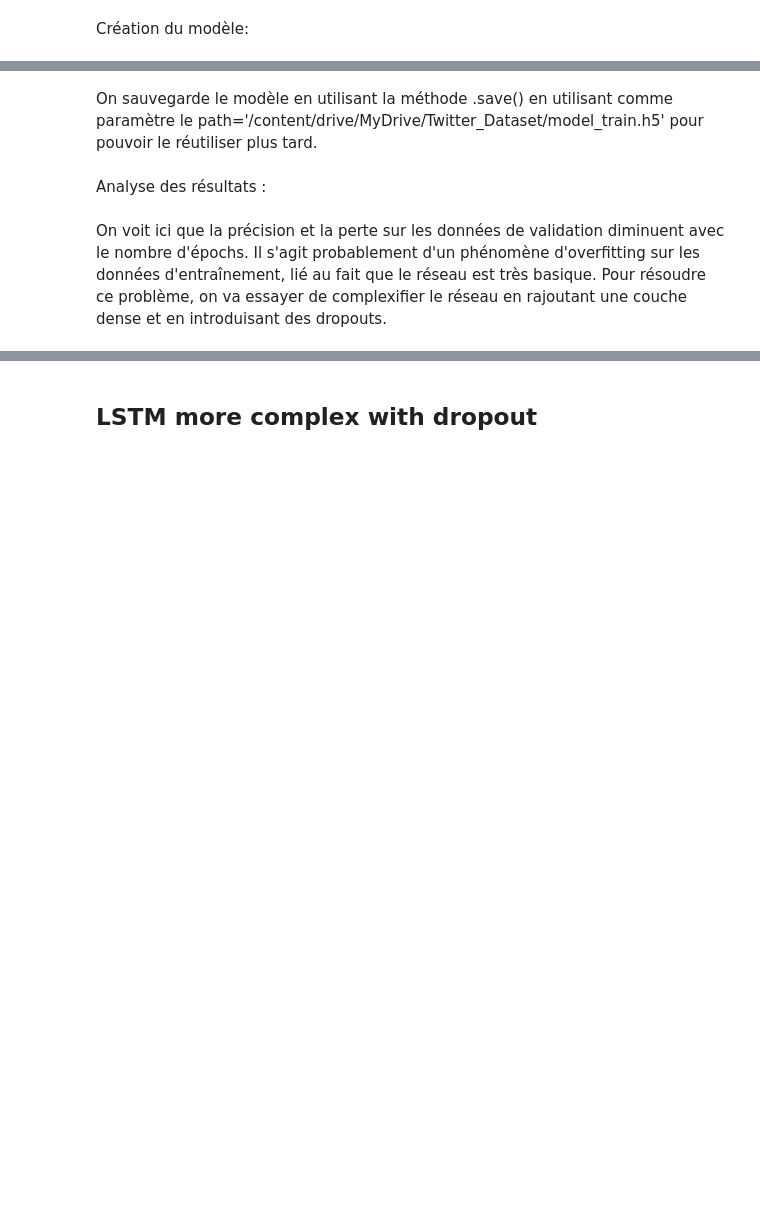
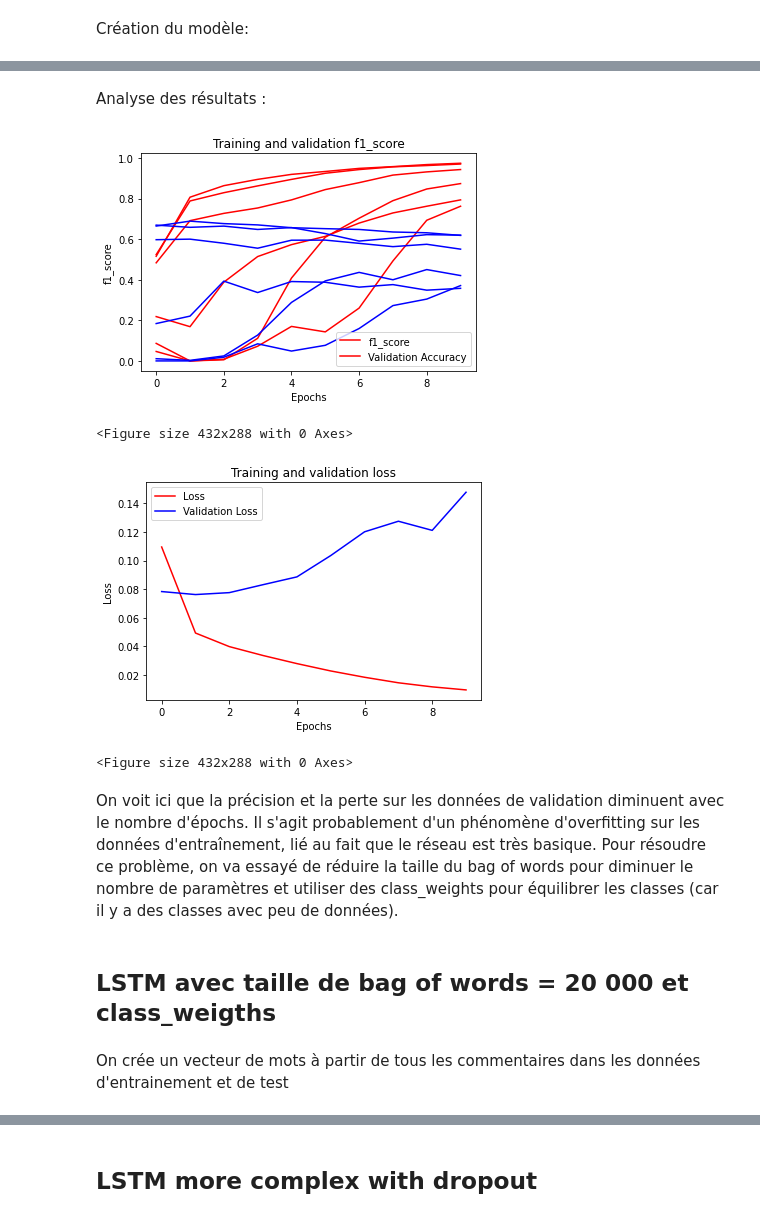
Before and after one commit to Giraud-Pierre/Toxic_Comment_classification, a Jupyter notebook: Classification_commentaires_toxiques_2.ipynb, the cells around one changed output, grey strips where cells are left out. Drawn from its saved outputs; the diff is of its cells as text; code cells hidden in the pictures; blank space fills up the shorter version.

Commit message:
WeightClasses

```diff
--- a/Classification_commentaires_toxiques_2.ipynb
+++ b/Classification_commentaires_toxiques_2.ipynb
@@ -857,2 +859,5 @@ padded = pad_sequences(sequences, maxlen=max_length, padding=padding_type, trunc
+# %%
+training_sequences = tokenizer.texts_to_sequences([*training_data['comment_text']])
+test_sequences = tokenizer.texts_to_sequences([*test_data['comment_text']])
 # %% [markdown]
 On sépare les vecteurs des données d'entraînement de celles des données de test
@@ -863,9 +864,9 @@ test_comments = padded[len(padded) - number_of_test_comments:]
 # %%
 num_epochs = 10
 
-training_padded = np.array(training_comments)
+training_padded = np.array(pad_sequences(training_sequences, maxlen=max_length, padding=padding_type, truncating=trunc_type))
 training_labels = np.array(training_labels)
-testing_padded = np.array(test_comments)
+testing_padded = np.array(pad_sequences(test_sequences, maxlen=max_length, padding=padding_type, truncating=trunc_type))
 testing_labels = np.array(test_labels)
 # %% [markdown]
 Création du modèle:
@@ -879,2 +898,2 @@ Compilation du modèle:
 # %%
-model.compile(loss='binary_crossentropy',optimizer='adam',metrics=['accuracy'])
+model.compile(loss='binary_crossentropy',optimizer='adam',metrics=F1Score(6, threshold = 0.5))
@@ -886,7 +905,10 @@ history = model.fit(training_padded,
                       epochs=num_epochs,
                       validation_data=(testing_padded, testing_labels),
                       batch_size = 256,
-                      verbose=1)
+                      verbose=1,
+                      callbacks = ModelCheckpoint(
+                          '/content/drive/MyDrive/NLP_4A/Projet/Model/lstm_test_{0}_{1}.h5'.format(epochs,val_loss),
+                          save_best_only = True, verbose=0, mode='auto', save_freq='epoch'))
 
 print("Training Complete")
 # %% [output]
@@ -895,2 +931,0 @@ KeyboardInterrupt: ignored
-# %% [markdown]
-On sauvegarde le modèle en utilisant la méthode .save() en utilisant comme paramètre le path='/content/drive/MyDrive/Twitter_Dataset/model_train.h5' pour pouvoir le réutiliser plus tard.
@@ -903,37 +936,44 @@ Analyse des résultats :
 # Retrieve a list of list results on training and test data
 # sets for each training epoch
 #-----------------------------------------------------------
-acc=history.history['accuracy']
-val_acc=history.history['val_accuracy']
+acc=history.history['f1_score']
+val_acc=history.history['val_f1_score']
 loss=history.history['loss']
 val_loss=history.history['val_loss']
 
 epochs=range(len(acc)) # Get number of epochs
 
 #------------------------------------------------
 # Plot training and validation accuracy per epoch
 #------------------------------------------------
 plt.plot(epochs, acc, 'r')
 plt.plot(epochs, val_acc, 'b')
-plt.title('Training and validation accuracy')
+plt.title('Training and validation f1_score')
 plt.xlabel("Epochs")
-plt.ylabel("Accuracy")
-plt.legend(["Accuracy", "Validation Accuracy"])
+plt.ylabel("f1_score")
+plt.legend(["f1_score", "Validation Accuracy"])
 
 plt.figure()
 plt.show()
 
 #------------------------------------------------
 # Plot training and validation loss per epoch
 #------------------------------------------------
 plt.plot(epochs, loss, 'r')
 plt.plot(epochs, val_loss, 'b')
 plt.title('Training and validation loss')
 plt.xlabel("Epochs")
 plt.ylabel("Loss")
 plt.legend(["Loss", "Validation Loss"])
 
 plt.figure()
 plt.show()
+# %% [output]
+[figure, added]
+<Figure size 432x288 with 0 Axes>
+[figure, added]
+<Figure size 432x288 with 0 Axes>
 # %% [markdown]
-On voit ici que la précision et la perte sur les données de validation diminuent avec le nombre d'épochs. Il s'agit probablement d'un phénomène d'overfitting sur les données d'entraînement, lié au fait que le réseau est très basique. Pour résoudre ce problème, on va essayer de complexifier le réseau en rajoutant une couche dense et en introduisant des dropouts.
+On voit ici que la précision et la perte sur les données de validation diminuent avec le nombre d'épochs. Il s'agit probablement d'un phénomène d'overfitting sur les données d'entraînement, lié au fait que le réseau est très basique. Pour résoudre ce problème, on va essayé de réduire la taille du bag of words pour diminuer le nombre de paramètres et utiliser des class_weights pour équilibrer les classes (car il y a des classes avec peu de données).
+# %% [markdown]
+## LSTM avec taille de bag of words = 20 000 et class_weigths
@@ -939,0 +983,2 @@ On voit ici que la précision et la perte sur les données de validation diminue
+# %% [markdown]
+On crée un vecteur de mots à partir de tous les commentaires dans les données d'entrainement et de test
```
Also changed, not shown: parts of 43 cells of this notebook.
